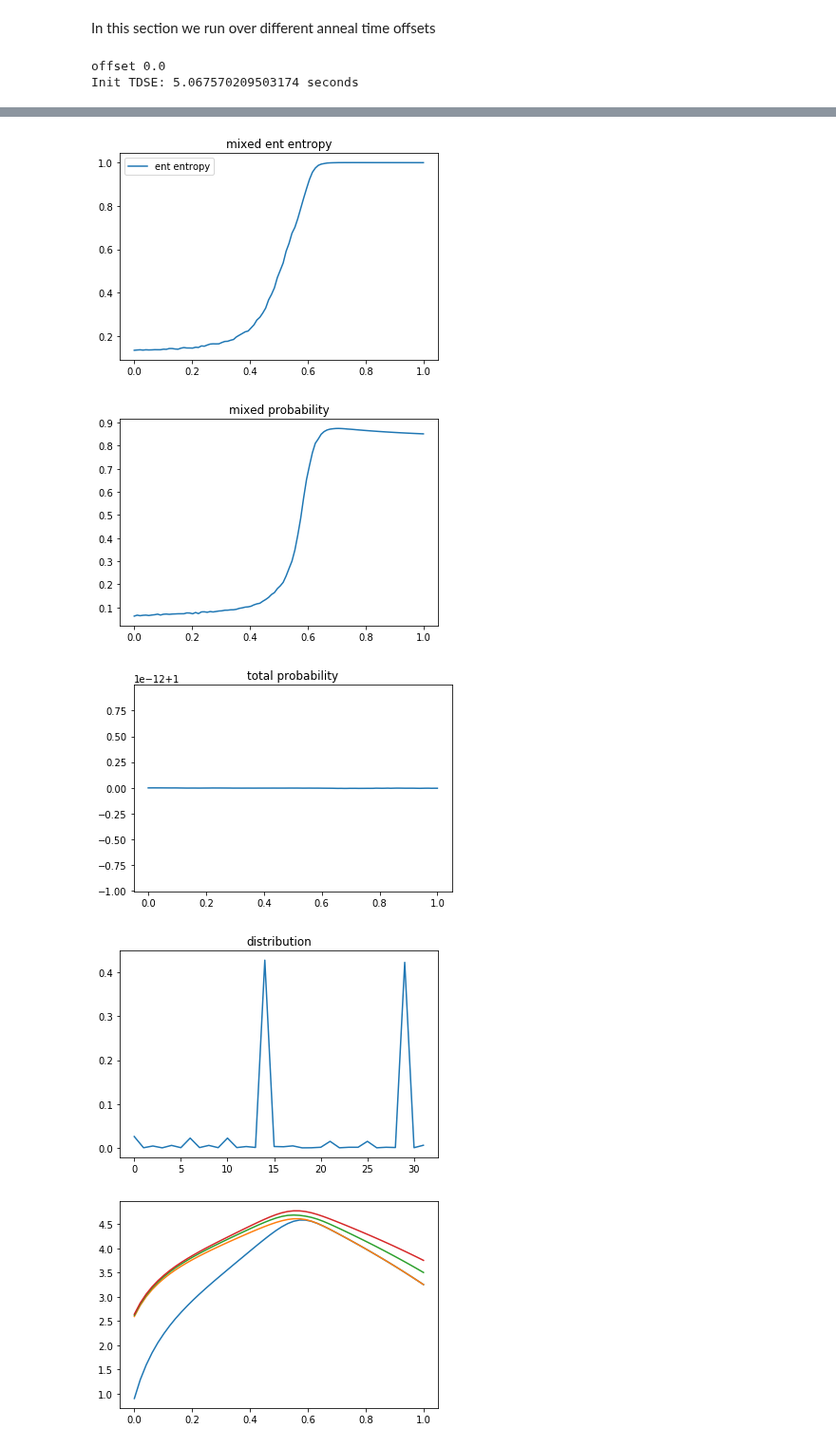
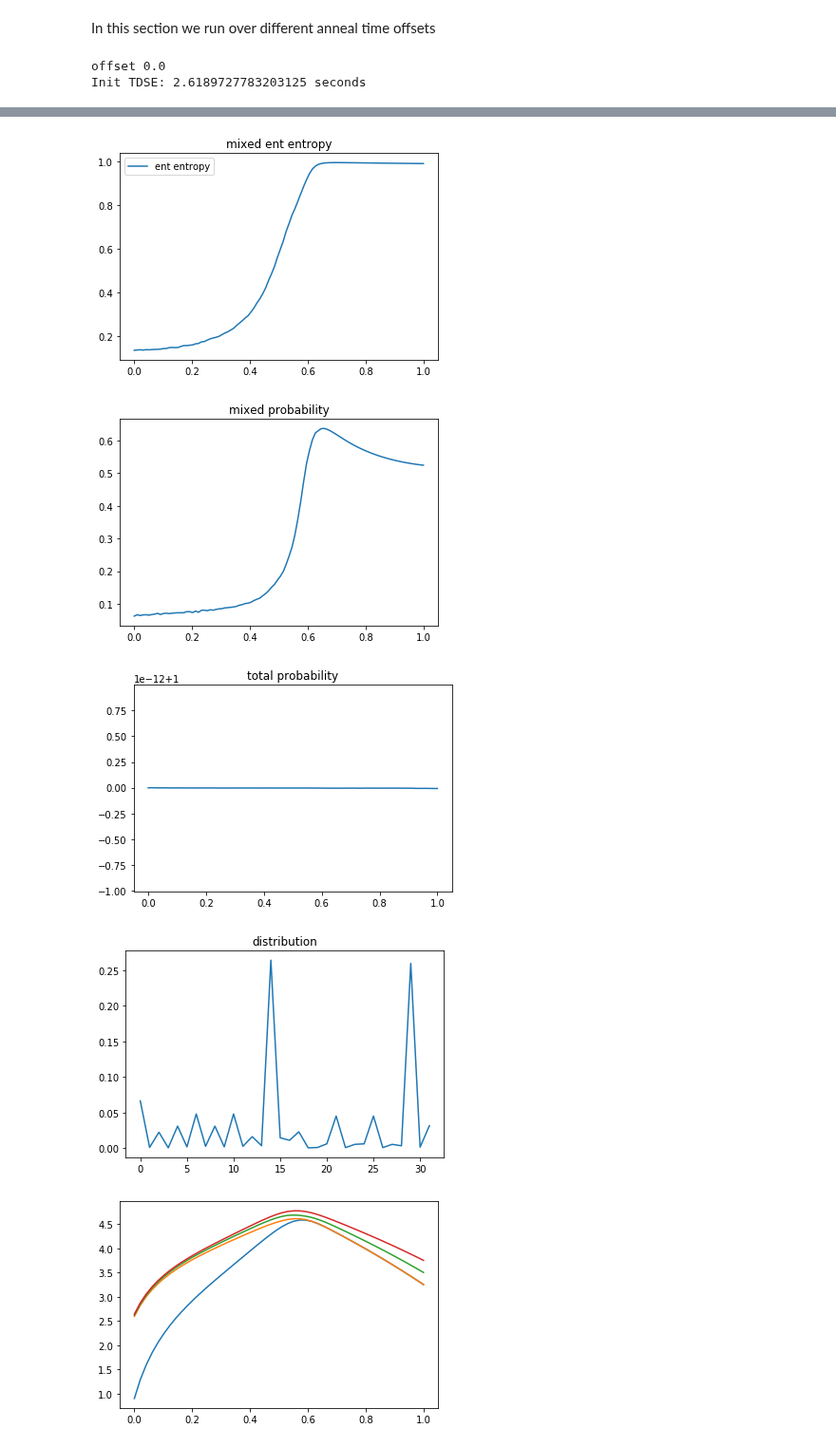
Before and after one commit to cchang5/quantum_linear_programming, a Jupyter notebook: notebooks/runs/run7.ipynb, the cells around one changed output, grey strips where cells are left out. Shown at 95% size. Cells and saved outputs as stored; diff of their text form; code cells hidden in the pictures.

```diff
--- a/notebooks/runs/run7.ipynb
+++ b/notebooks/runs/run7.ipynb
@@ -169,7 +169,7 @@ In this section we run over different anneal time offsets
 
 # brute force solving time-dependent schrodinger equation to simulate quantum annealing for small systems
 result = dict()
-offset_min_list = [0.0]
+offset_min_list = [-0.03]
 Aoffset = 0
 
 for offset_min in offset_min_list:
@@ -388,7 +388,7 @@ for offset_min in offset_min_list:
         print(f"Pure Final Prob: {query.prob[-1]}")
 # %% [output]
 offset 0.0
-Init TDSE: 5.067570209503174 seconds
+Init TDSE: 2.6189727783203125 seconds
 [figure]
 Ising ground state energy: -23.72094
 Ising ground state
@@ -408,9 +408,9 @@ Mixed Final Prob: 0.8511263983788273
 hi is [-0.1875, 0.25, 0.25, -0.375, -0.1875]
 final state 01110
-[figure, old version]
+[figure, new version]
-[figure, old version]
+[figure, new version]
 [figure]
-[figure, old version]
+[figure, new version]
 # %%
 ### from scipy.sparse.linalg import eigsh
 from numpy.linalg import eigh
```
Also changed, not shown: parts of 1 cell of this notebook, 13 other files.
